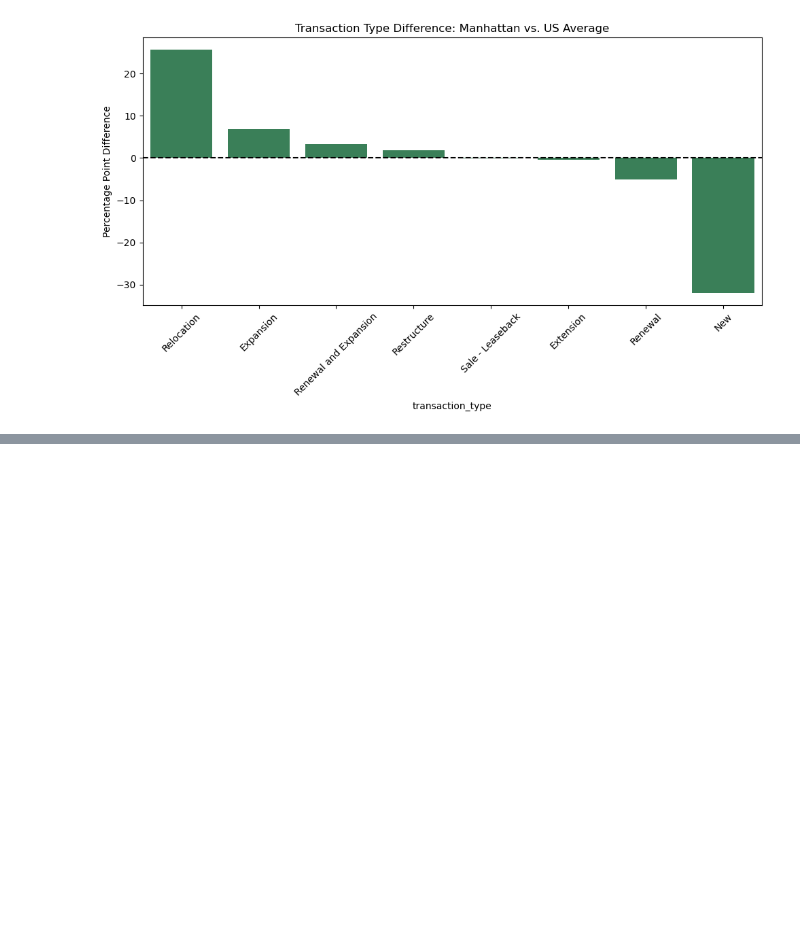
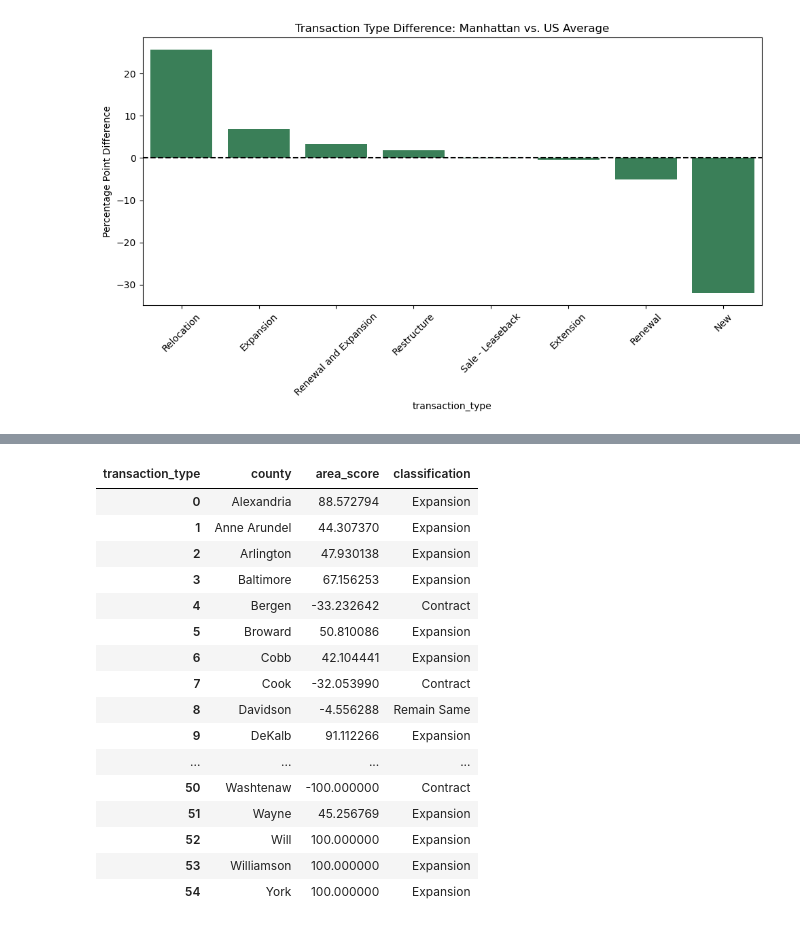
Before and after one commit to Gimmick12-DYY/Duke-Datafest2025, a Jupyter notebook: MainLab.ipynb, the cells around one changed output, grey strips where cells are left out. Cells and saved outputs as stored; diff of their text form; code cells hidden in the pictures; blank space fills up the shorter version.

Commit message:
CountyExpSc

```diff
--- a/MainLab.ipynb
+++ b/MainLab.ipynb
@@ -612,0 +652,27 @@ main_2020_cy
+# %%
+county_score_2019 = county_scores_by_year[2019]
+county_score_2020 = county_scores_by_year[2020]
+county_score_2021 = county_scores_by_year[2021]
+county_score_2022 = county_scores_by_year[2022]
+county_score_2023 = county_scores_by_year[2023]
+county_score_2024 = county_scores_by_year[2024]
+# %%
+county_score_2024
+# %% [output]
+| transaction_type | county | area_score | classification |
+| 0 | Alexandria | 88.572794 | Expansion |
+| 1 | Anne Arundel | 44.307370 | Expansion |
+| 2 | Arlington | 47.930138 | Expansion |
+| 3 | Baltimore | 67.156253 | Expansion |
+| 4 | Bergen | -33.232642 | Contract |
+| 5 | Broward | 50.810086 | Expansion |
+| 6 | Cobb | 42.104441 | Expansion |
+| 7 | Cook | -32.053990 | Contract |
+| 8 | Davidson | -4.556288 | Remain Same |
+| 9 | DeKalb | 91.112266 | Expansion |
+| ... | ... | ... | ... |
+| 50 | Washtenaw | -100.000000 | Contract |
+| 51 | Wayne | 45.256769 | Expansion |
+| 52 | Will | 100.000000 | Expansion |
+| 53 | Williamson | 100.000000 | Expansion |
+| 54 | York | 100.000000 | Expansion |
```
Also changed, not shown: parts of 2 cells of this notebook.
